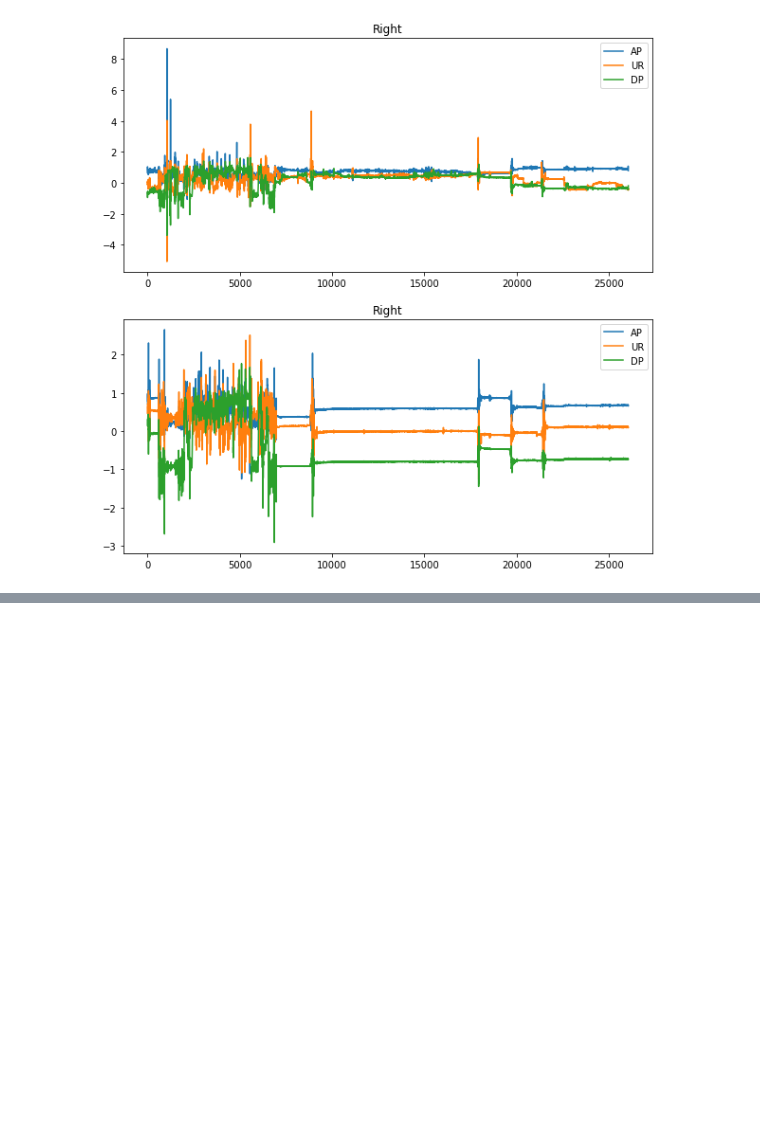
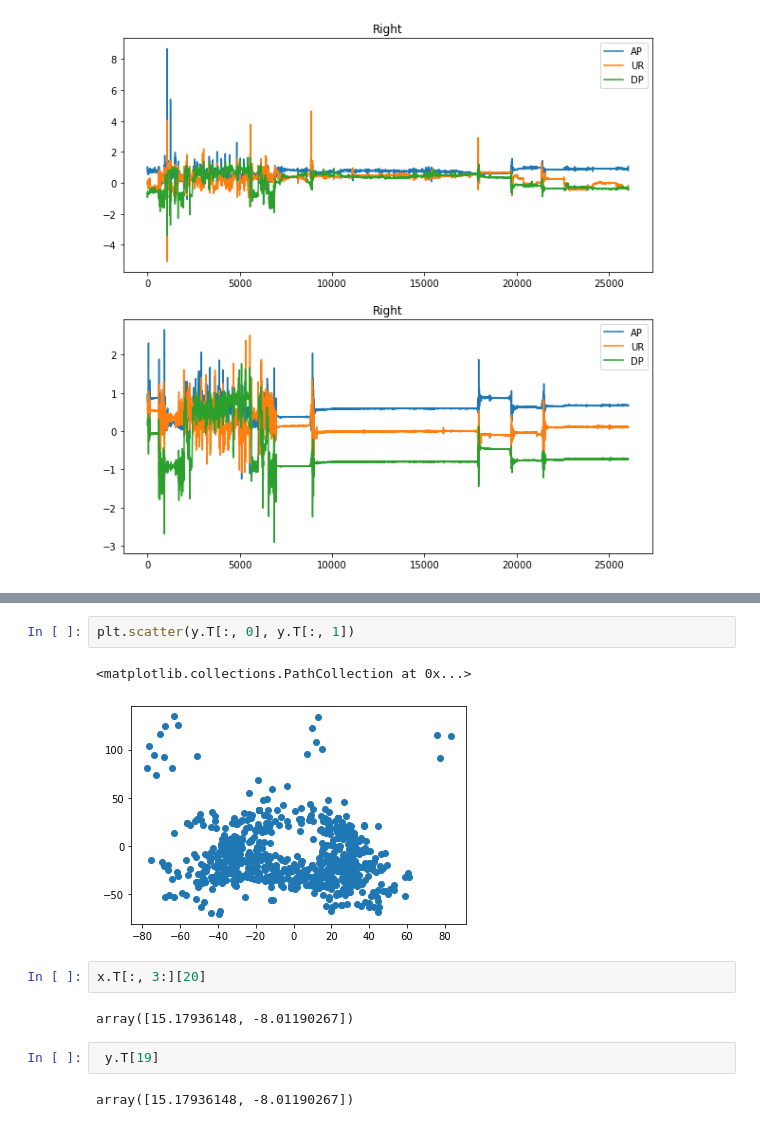
Before and after one commit to MikeDoes/START_HACK_2021, a Jupyter notebook: LoadData.ipynb, the cells around one changed output, grey strips where cells are left out. Drawn from its saved outputs; the diff is of its cells as text; blank space fills up the shorter version.

```diff
--- a/LoadData.ipynb
+++ b/LoadData.ipynb
@@ -118,0 +258,13 @@ end_time = datetime.strptime(end_time[:len(end_time) - 9], '%Y-%m-%d %H:%M:%S.%f
+# %%
+plt.scatter(y.T[:, 0], y.T[:, 1])
+# %% [output]
+<matplotlib.collections.PathCollection at 0x...>
+[figure, added]
+# %%
+x.T[:, 3:][20]
+# %% [output]
+array([15.17936148, -8.01190267])
+# %%
+ y.T[19]
+# %% [output]
+array([15.17936148, -8.01190267])
```
Also changed, not shown: parts of 21 cells of this notebook.
